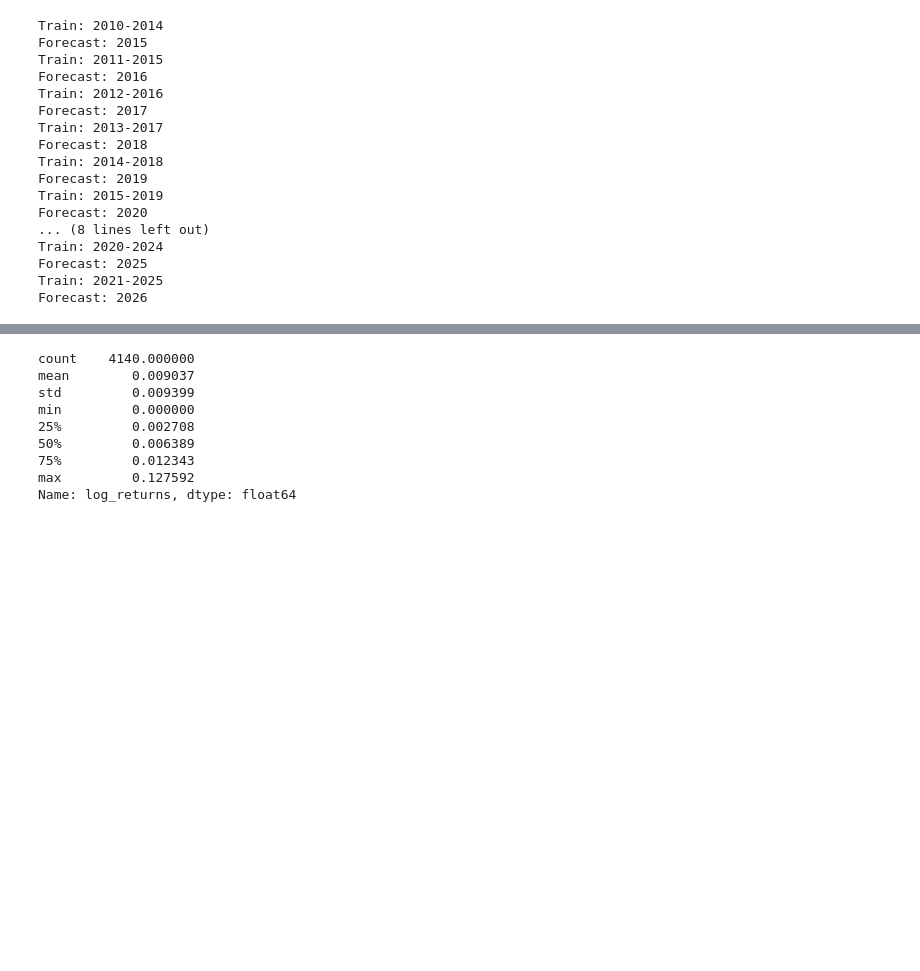
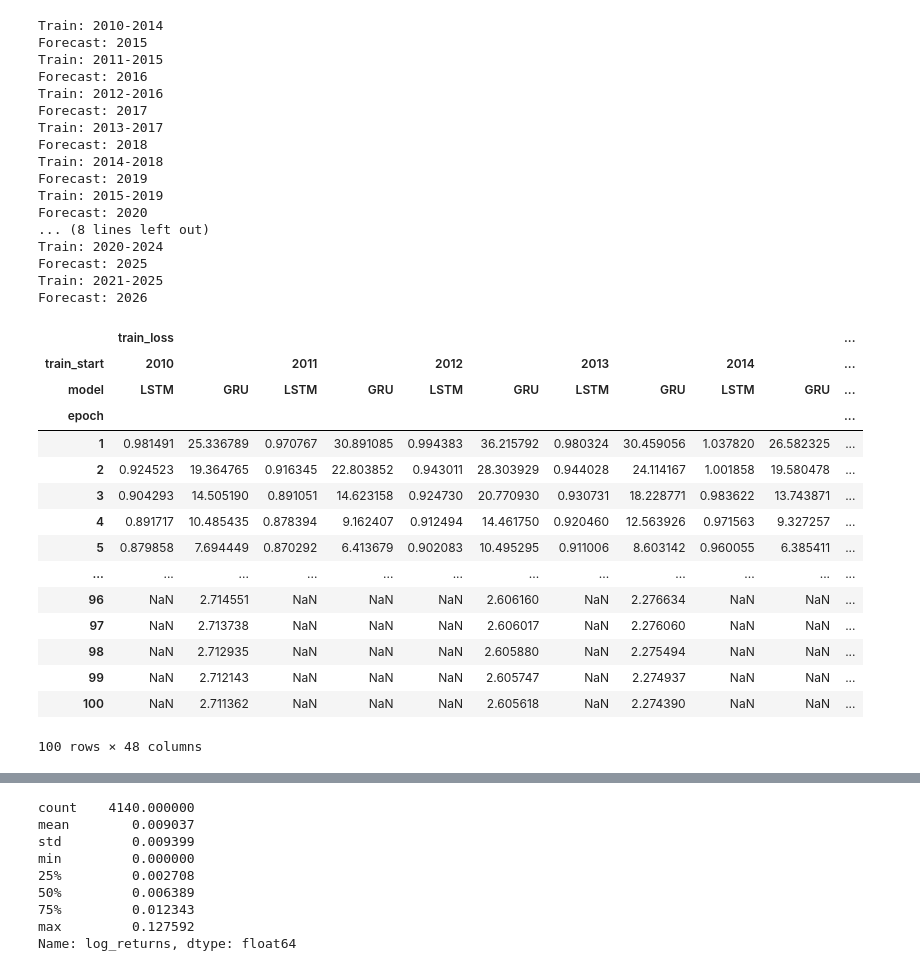
Before and after one commit to nemethbandi/Szakdolgozat, a Jupyter notebook: Kódbázis/notebooks/main.ipynb, the cells around one changed output, grey strips where cells are left out. Drawn from its saved outputs; the diff is of its cells as text; code cells hidden in the pictures; blank space fills up the shorter version.

```diff
--- a/Kódbázis/notebooks/main.ipynb
+++ b/Kódbázis/notebooks/main.ipynb
@@ -191,4 +191,23 @@ Train: 2021-2025
 Forecast: 2026
 # %%
 pivoted = loss_df.pivot(index="epoch", columns=["train_start", "model"], values=["train_loss", "validation_loss"])
+# %%
+pivoted
+# %% [output]
+|  | train_loss |  |  |  |  |  |  |  |  |  | ... |
+| train_start | 2010 |  | 2011 |  | 2012 |  | 2013 |  | 2014 |  | ... |
+| model | LSTM | GRU | LSTM | GRU | LSTM | GRU | LSTM | GRU | LSTM | GRU | ... |
+| epoch |  |  |  |  |  |  |  |  |  |  | ... |
+| 1 | 0.981491 | 25.336789 | 0.970767 | 30.891085 | 0.994383 | 36.215792 | 0.980324 | 30.459056 | 1.037820 | 26.582325 | ... |
+| 2 | 0.924523 | 19.364765 | 0.916345 | 22.803852 | 0.943011 | 28.303929 | 0.944028 | 24.114167 | 1.001858 | 19.580478 | ... |
+| 3 | 0.904293 | 14.505190 | 0.891051 | 14.623158 | 0.924730 | 20.770930 | 0.930731 | 18.228771 | 0.983622 | 13.743871 | ... |
+| 4 | 0.891717 | 10.485435 | 0.878394 | 9.162407 | 0.912494 | 14.461750 | 0.920460 | 12.563926 | 0.971563 | 9.327257 | ... |
+| 5 | 0.879858 | 7.694449 | 0.870292 | 6.413679 | 0.902083 | 10.495295 | 0.911006 | 8.603142 | 0.960055 | 6.385411 | ... |
+| ... | ... | ... | ... | ... | ... | ... | ... | ... | ... | ... | ... |
+| 96 | NaN | 2.714551 | NaN | NaN | NaN | 2.606160 | NaN | 2.276634 | NaN | NaN | ... |
+| 97 | NaN | 2.713738 | NaN | NaN | NaN | 2.606017 | NaN | 2.276060 | NaN | NaN | ... |
+| 98 | NaN | 2.712935 | NaN | NaN | NaN | 2.605880 | NaN | 2.275494 | NaN | NaN | ... |
+| 99 | NaN | 2.712143 | NaN | NaN | NaN | 2.605747 | NaN | 2.274937 | NaN | NaN | ... |
+| 100 | NaN | 2.711362 | NaN | NaN | NaN | 2.605618 | NaN | 2.274390 | NaN | NaN | ... |
+100 rows × 48 columns
 # %%
```
Also changed, not shown: parts of 2 cells of this notebook, 2 other files.
